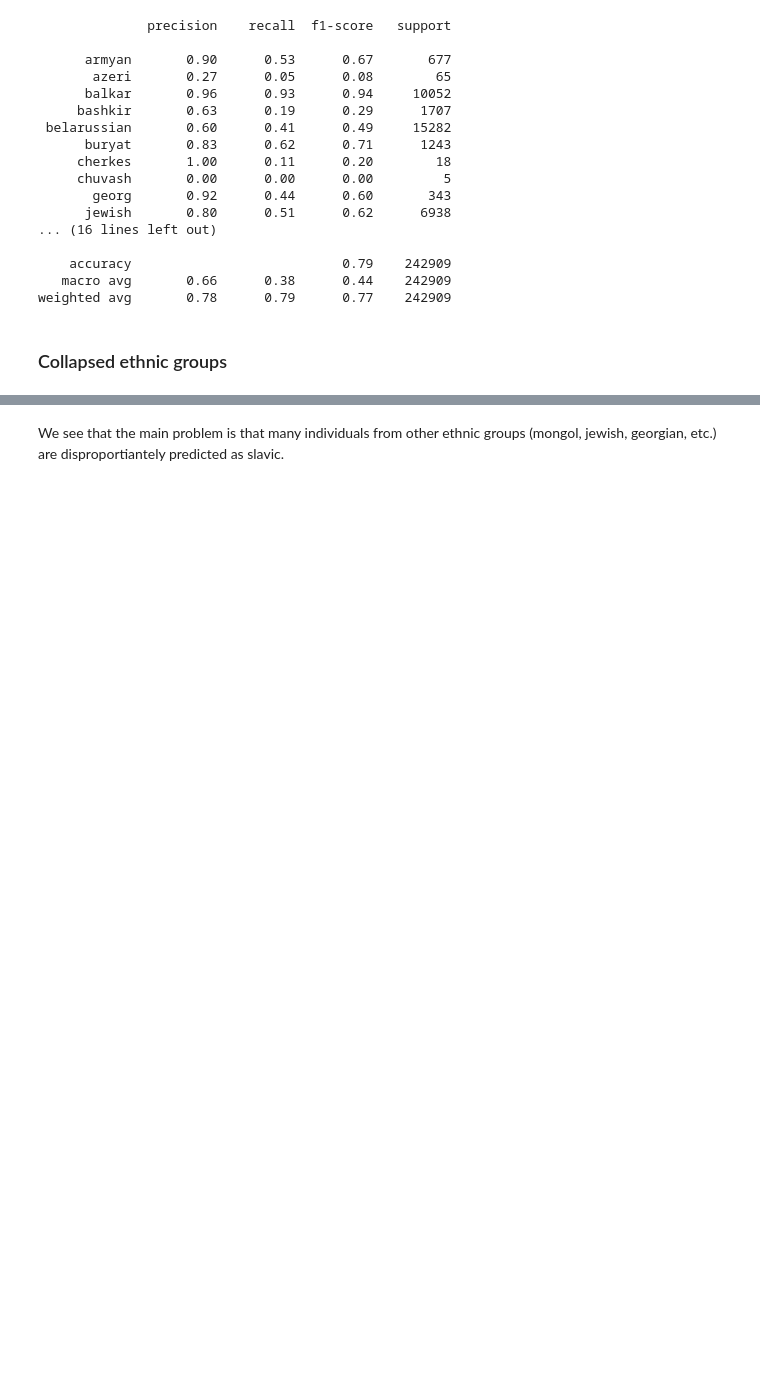
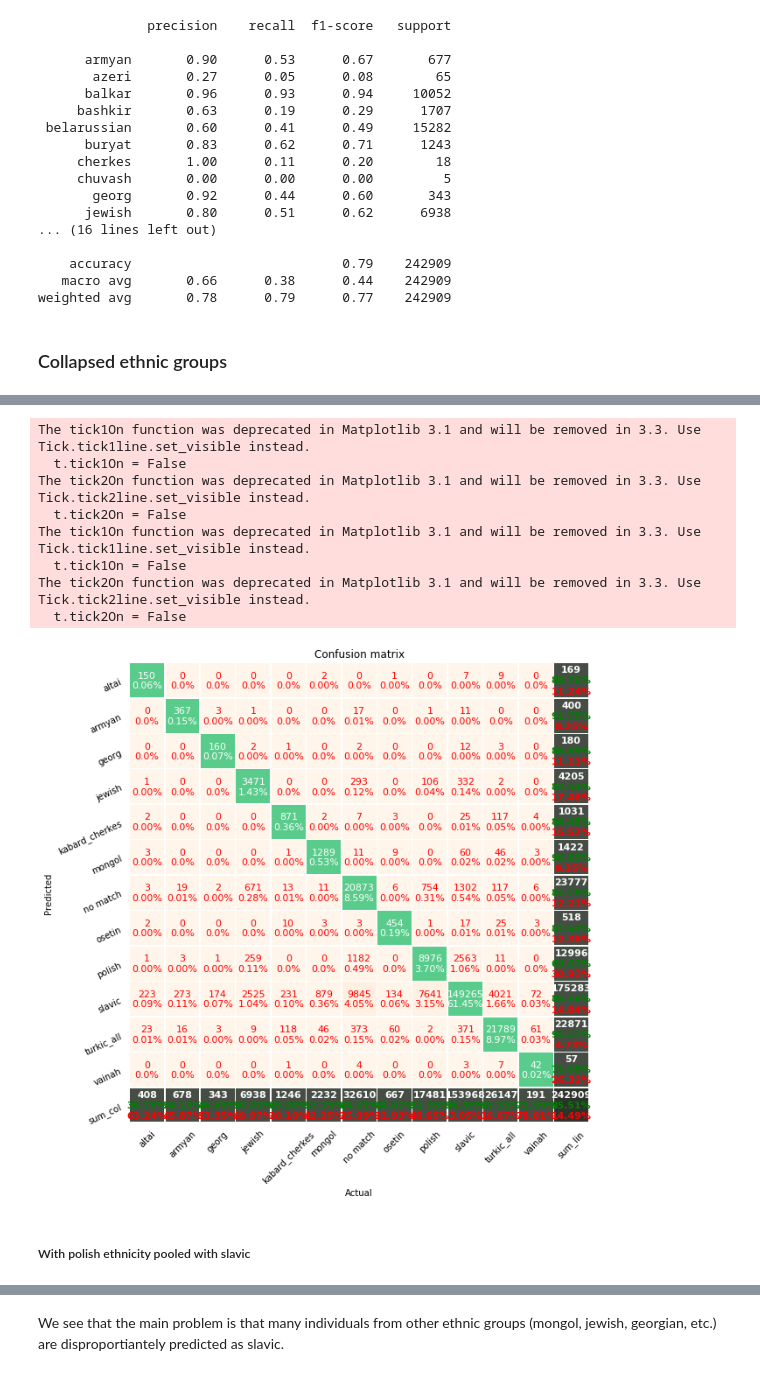
Before and after one commit to martin-kosiik/predicting-ethnicity-from-names, a Jupyter notebook: Ethnicity_prediction_code.ipynb, the cells around one changed output, grey strips where cells are left out. Saved outputs shown, nothing was run; the diff lists cells and outputs as text; code cells hidden in the pictures; blank space fills up the shorter version.

```diff
--- a/Ethnicity_prediction_code.ipynb
+++ b/Ethnicity_prediction_code.ipynb
@@ -292,3 +284,13 @@ memorial_data.ethnicity_col = memorial_data.ethnicity_col.astype('category')
 y_col = memorial_data.ethnicity_col.cat.codes
 X_train,  X_test, y_train, y_test = train_test_split(X, y_col, test_size=0.2, random_state=2020, stratify=y_col)
 target_names = list(memorial_data.ethnicity_col.astype('category').cat.categories)
+# %%
+model_cal.fit(X_train, y_train)
+y_pred_cal = model_cal.predict(X_test)
+probs_cal = model_cal.predict_proba(X_test)
+model.fit(X_train, y_train)
+y_pred = model.predict(X_test)
+probs = model.predict_proba(X_test) # to predict probability
+
+
+print(classification_report(y_test, y_pred_cal, target_names=target_names))
@@ -295,3 +351,18 @@ target_names = list(memorial_data.ethnicity_col.astype('category').cat.categorie
+# %%
+import confusion_matrix_pretty_print as cm
+cm.plot_confusion_matrix_from_data(y_test, y_pred_cal, columns=target_names, figsize=[32, 32], fz=13)
+# %% [output]
+The tick1On function was deprecated in Matplotlib 3.1 and will be removed in 3.3. Use Tick.tick1line.set_visible instead.
+  t.tick1On = False
+The tick2On function was deprecated in Matplotlib 3.1 and will be removed in 3.3. Use Tick.tick2line.set_visible instead.
+  t.tick2On = False
+The tick1On function was deprecated in Matplotlib 3.1 and will be removed in 3.3. Use Tick.tick1line.set_visible instead.
+  t.tick1On = False
+The tick2On function was deprecated in Matplotlib 3.1 and will be removed in 3.3. Use Tick.tick2line.set_visible instead.
+  t.tick2On = False
+[figure, added]
+# %% [markdown]
+##### With polish ethnicity pooled with slavic
 # %%
 model_cal.fit(X_train, y_train)
 y_pred_cal = model_cal.predict(X_test)
```
Also changed, not shown: parts of 15 cells of this notebook.
